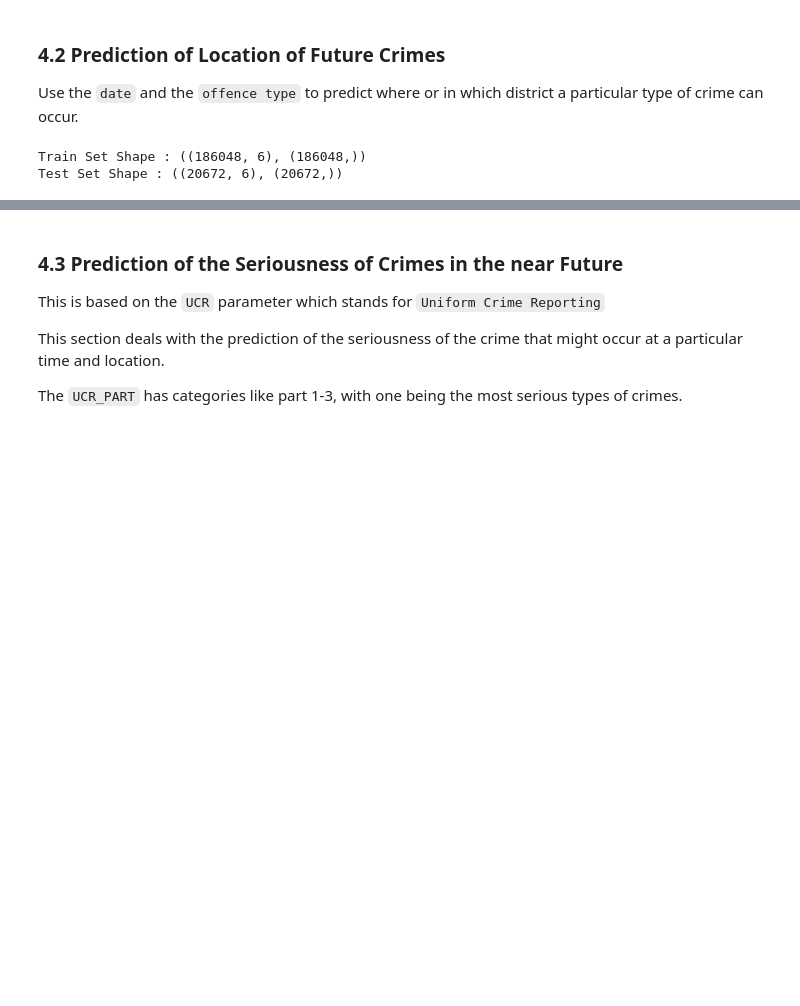
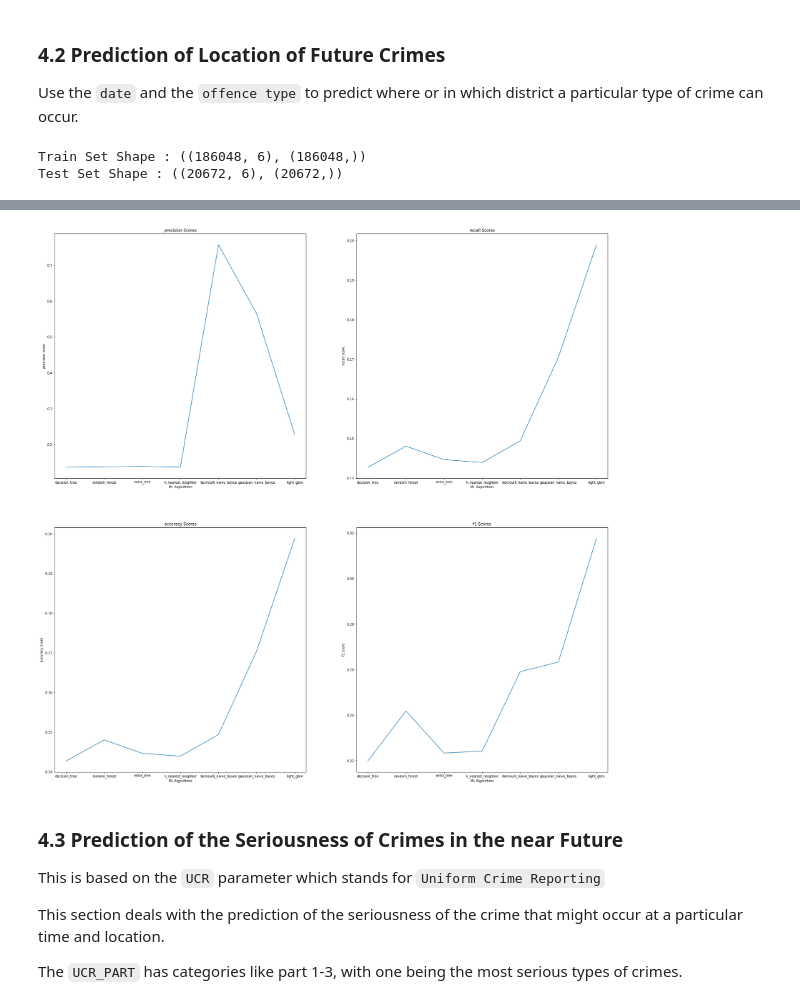
Before and after one commit to aadhityasw/Minority-Report, a Jupyter notebook: Crime-Analysis/Boston_Crime_Prediction_and_Analysis.ipynb, the cells around one changed output, grey strips where cells are left out. Saved outputs shown, nothing was run; the diff lists cells and outputs as text; code cells hidden in the pictures; blank space fills up the shorter version.

```diff
--- a/Crime-Analysis/Boston_Crime_Prediction_and_Analysis.ipynb
+++ b/Crime-Analysis/Boston_Crime_Prediction_and_Analysis.ipynb
@@ -798,6 +829,10 @@ print(f"Test Set Shape : ({X_test_2.shape}, {Y_test_2.shape})")
 # %% [output]
 Train Set Shape : ((186048, 6), (186048,))
 Test Set Shape : ((20672, 6), (20672,))
+# %%
+# Create an object to store the results
+
+model_2_results = MLResultsAnalysis()
 # %%
 # Modelling based on different algorithms
 
@@ -832,3 +868,11 @@ array([0.13793103, 0.02058591, 0.25601769, 0.02649007, 0.06477733,
+# %%
+# Set the size of plot
+plt.rcParams["figure.figsize"] = (30,30)
+
+# Plot the scores obtained by these algorithms
+model_2_results.plotScores()
+# %% [output]
+[figure, added]
 # %% [markdown]
 ### 4.3 Prediction of the Seriousness of Crimes in the near Future
 
```
Also changed, not shown: parts of 19 cells of this notebook.
